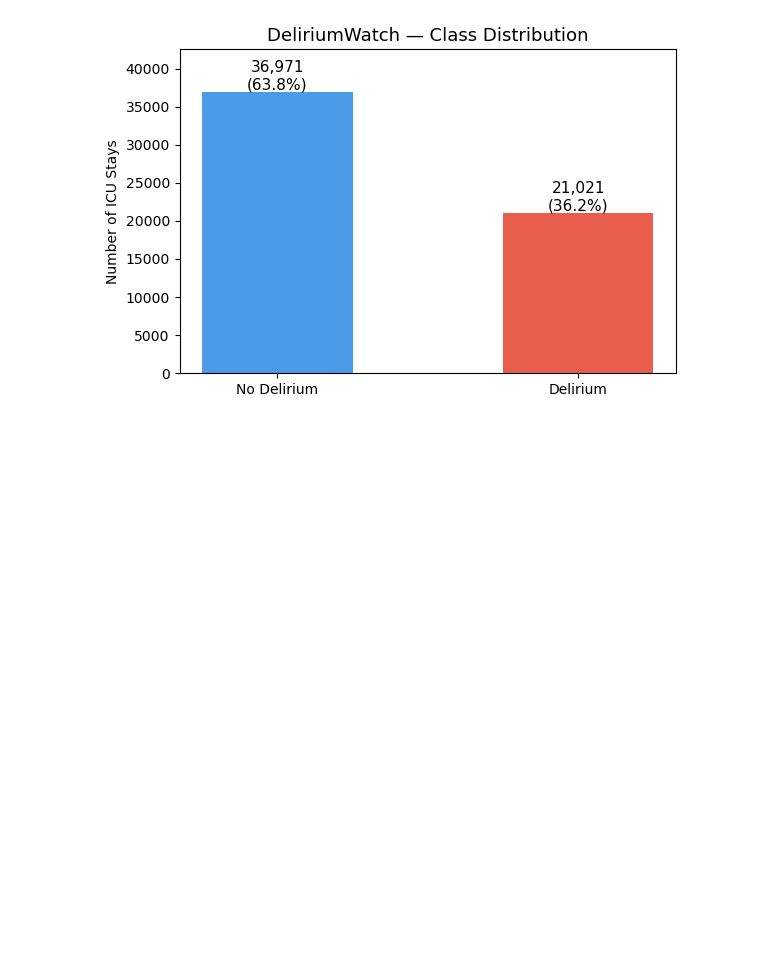
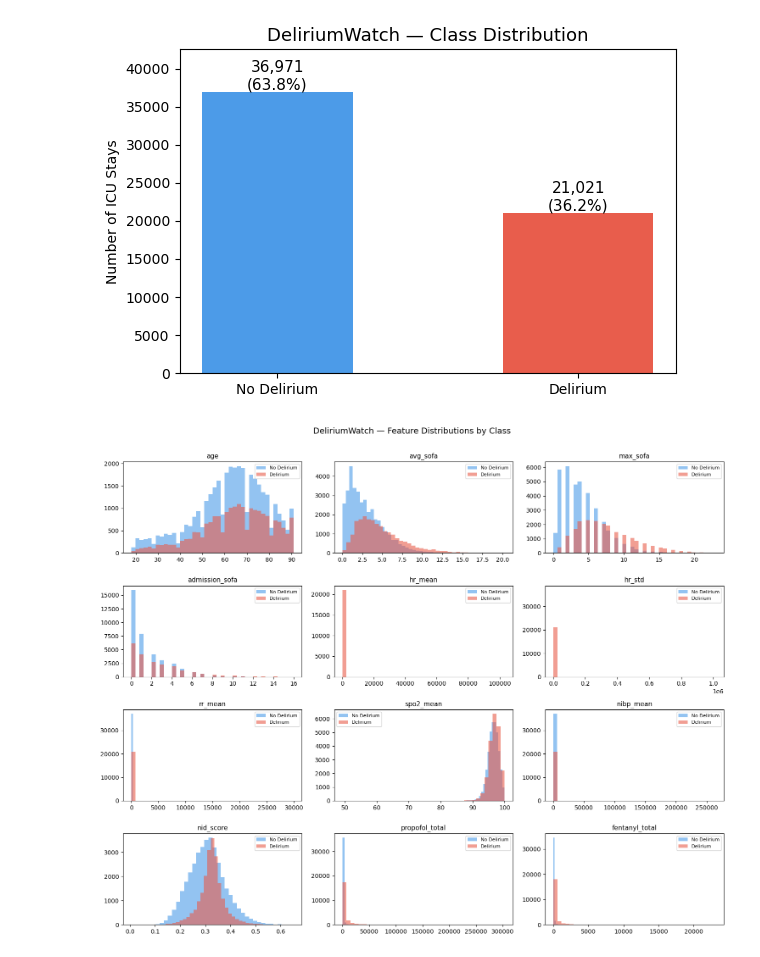
Before and after one commit to Variiish06/DeliriumWatch, a Jupyter notebook: Deliriumwatch_Eda.ipynb, the cells around one changed output. Saved outputs shown, nothing was run; the diff lists cells and outputs as text; code cells hidden in the pictures; blank space fills up the shorter version.

```diff
--- a/Deliriumwatch_Eda.ipynb
+++ b/Deliriumwatch_Eda.ipynb
@@ -136,3 +136,37 @@ No delirium (0): 36971 (63.8%)
 Delirium    (1): 21021 (36.2%)
 Ratio: 1:1.8
 [figure]
+# %%
+numerical_cols = [
+    'age', 'avg_sofa', 'max_sofa',
+    'admission_sofa', 'hr_mean', 'hr_std',
+    'rr_mean', 'spo2_mean', 'nibp_mean',
+    'nid_score', 'propofol_total',
+    'fentanyl_total'
+]
+
+fig, axes = plt.subplots(4, 3, figsize=(15, 12))
+axes = axes.flatten()
+
+for i, col in enumerate(numerical_cols):
+    axes[i].hist(
+        df_clean[df_clean['delirium_label']==0][col],
+        bins=40, alpha=0.6,
+        color='#4C9BE8', label='No Delirium'
+    )
+    axes[i].hist(
+        df_clean[df_clean['delirium_label']==1][col],
+        bins=40, alpha=0.6,
+        color='#E85D4C', label='Delirium'
+    )
+    axes[i].set_title(col, fontsize=11)
+    axes[i].legend(fontsize=8)
+
+plt.suptitle(
+    'DeliriumWatch — Feature Distributions by Class',
+    fontsize=14, y=1.01
+)
+plt.tight_layout()
+plt.show()
+# %% [output]
+[figure, added]
```
Also changed, not shown: parts of 5 cells of this notebook.
